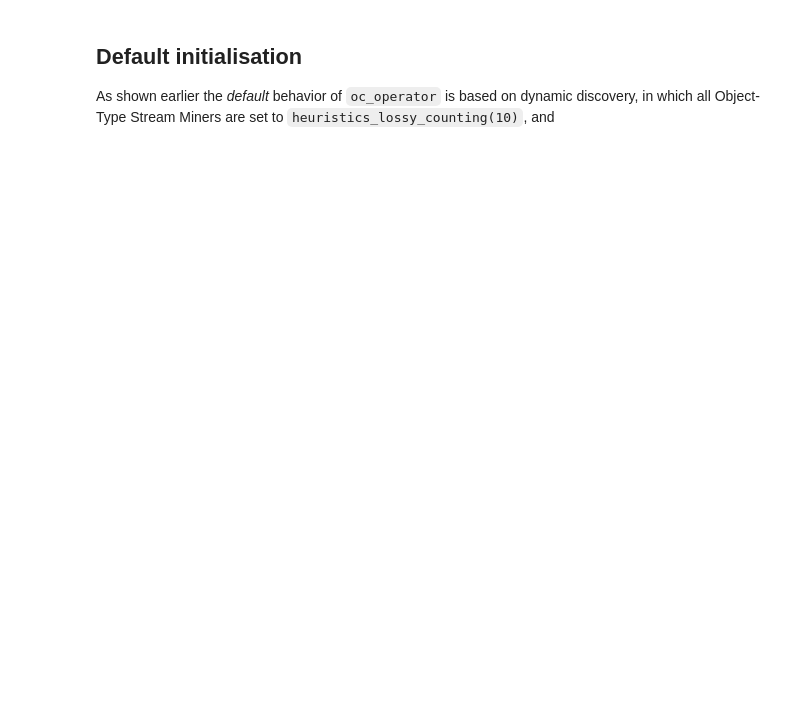
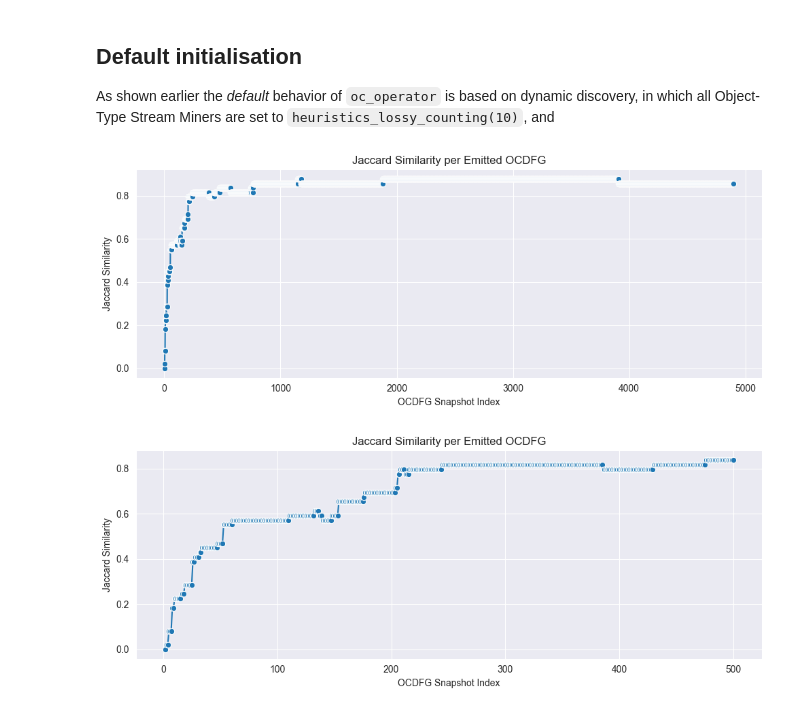
Before and after one commit to beamline/pybeamline, a Jupyter notebook: ipynbs/MVP3Testing/testing_ocdfg.ipynb, the cells around one changed output. Cells and saved outputs as stored; diff of their text form; code cells hidden in the pictures; blank space fills up the shorter version.

```diff
--- a/ipynbs/MVP3Testing/testing_ocdfg.ipynb
+++ b/ipynbs/MVP3Testing/testing_ocdfg.ipynb
@@ -186,7 +206,7 @@ def append_ocdfg(output):
 # Streaming of Object-Centric Process Mining
 
 source.pipe(
-    oc_operator(),
+    oc_operator(frequency_threshold=0.0001),
     oc_merge_operator()
 ).subscribe(append_ocdfg)
 
@@ -202,33 +222,36 @@ for ocdfg_edge_set in emitted_ocdfgs_edge_set:
 # Create a DataFrame for Seaborn
 df = pd.DataFrame({
     "Snapshot": range(1, len(jacc_similarities) + 1),
     "Jaccard Similarity": jacc_similarities
 })
 
 # Plot
 plt.figure(figsize=(10, 4))
 sns.lineplot(data=df, x="Snapshot", y="Jaccard Similarity", marker="o")
 plt.title("Jaccard Similarity per Emitted OCDFG")
 plt.xlabel("OCDFG Snapshot Index")
 plt.ylabel("Jaccard Similarity")
 plt.grid(True)
 plt.tight_layout()
 plt.show()
 
 jacc_sim_slice = jacc_similarities[:500]  # Display the first 500 similarities for brevity
 df_slice = pd.DataFrame({
     "Snapshot": range(1, len(jacc_sim_slice) + 1),
     "Jaccard Similarity": jacc_sim_slice
 })
 
 plt.figure(figsize=(10, 4))
 sns.lineplot(data=df_slice, x="Snapshot", y="Jaccard Similarity", marker="o")
 plt.title("Jaccard Similarity per Emitted OCDFG")
 plt.xlabel("OCDFG Snapshot Index")
 plt.ylabel("Jaccard Similarity")
 plt.grid(True)
 plt.tight_layout()
 plt.show()
+# %% [output]
+[figure, added]
+[figure, added]
 # %%
 
 def egdes_pr_object_type(ocdfg: set[Tuple[str,str,str]]) -> Dict[str, set[Tuple[str, str, str]]]:
```
Also changed, not shown: parts of 6 cells of this notebook, 5 other files.
